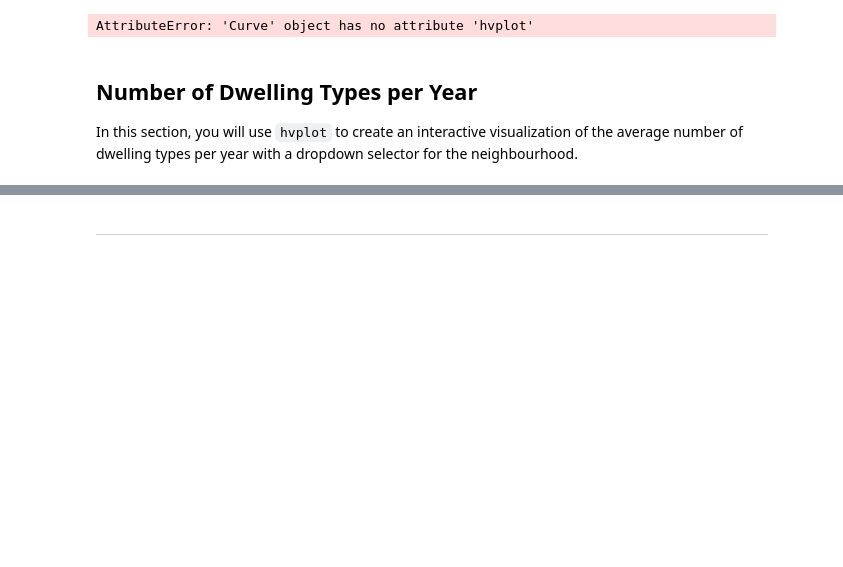
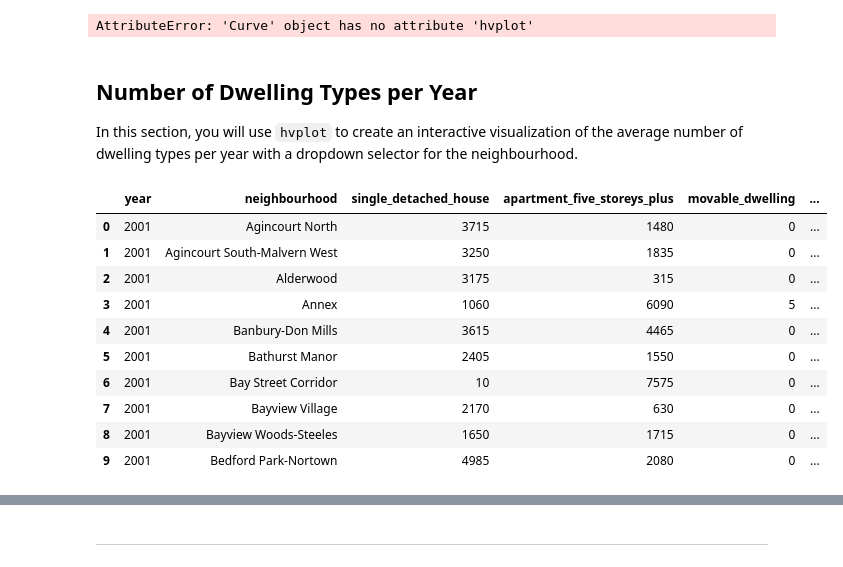
Before and after one commit to simran1407/Pyviz_homework, a Jupyter notebook: rental_analysis.ipynb, the cells around one changed output, grey strips where cells are left out. Cells and saved outputs as stored; diff of their text form; code cells hidden in the pictures; blank space fills up the shorter version.

```diff
--- a/rental_analysis.ipynb
+++ b/rental_analysis.ipynb
@@ -242,7 +247,24 @@ AttributeError: 'Curve' object has no attribute 'hvplot'
 In this section, you will use `hvplot` to create an interactive visualization of the average number of dwelling types per year with a dropdown selector for the neighbourhood.
 # %%
 # Fetch the data of all dwelling types per year
-#
+
+file_path = Path("toronto_neighbourhoods_census_data.csv")
+dwelling_types_yearly = pd.read_csv(file_path)
+dwelling_types_yearly.reset_index(inplace = True)
+dwelling_types_yearly.drop(columns = ['index'], inplace = True)
+dwelling_types_yearly.head(10)
+# %% [output]
+|  | year | neighbourhood | single_detached_house | apartment_five_storeys_plus | movable_dwelling | ... |
+| 0 | 2001 | Agincourt North | 3715 | 1480 | 0 | ... |
+| 1 | 2001 | Agincourt South-Malvern West | 3250 | 1835 | 0 | ... |
+| 2 | 2001 | Alderwood | 3175 | 315 | 0 | ... |
+| 3 | 2001 | Annex | 1060 | 6090 | 5 | ... |
+| 4 | 2001 | Banbury-Don Mills | 3615 | 4465 | 0 | ... |
+| 5 | 2001 | Bathurst Manor | 2405 | 1550 | 0 | ... |
+| 6 | 2001 | Bay Street Corridor | 10 | 7575 | 0 | ... |
+| 7 | 2001 | Bayview Village | 2170 | 630 | 0 | ... |
+| 8 | 2001 | Bayview Woods-Steeles | 1650 | 1715 | 0 | ... |
+| 9 | 2001 | Bedford Park-Nortown | 4985 | 2080 | 0 | ... |
 # %%
 # Use hvplot to create an interactive bar chart of the number of dwelling types per neighbourhood
 # The plot should have a dropdown selector for the neighbourhood
```
Also changed, not shown: parts of 4 cells of this notebook.
